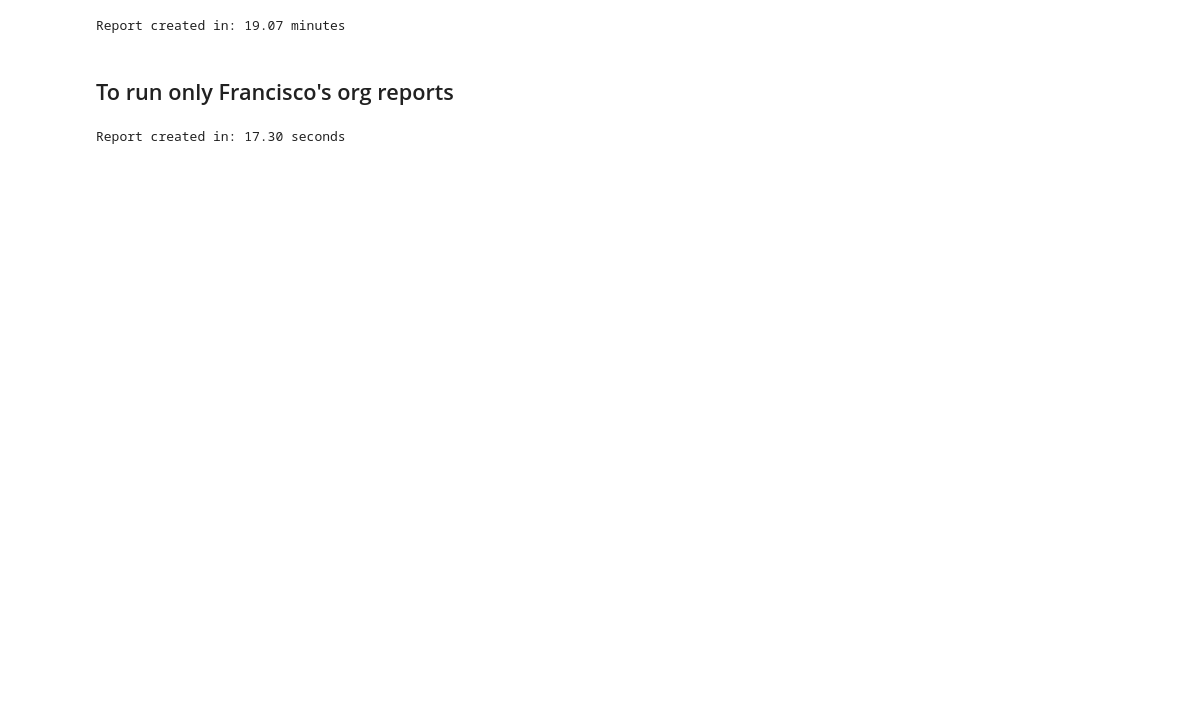
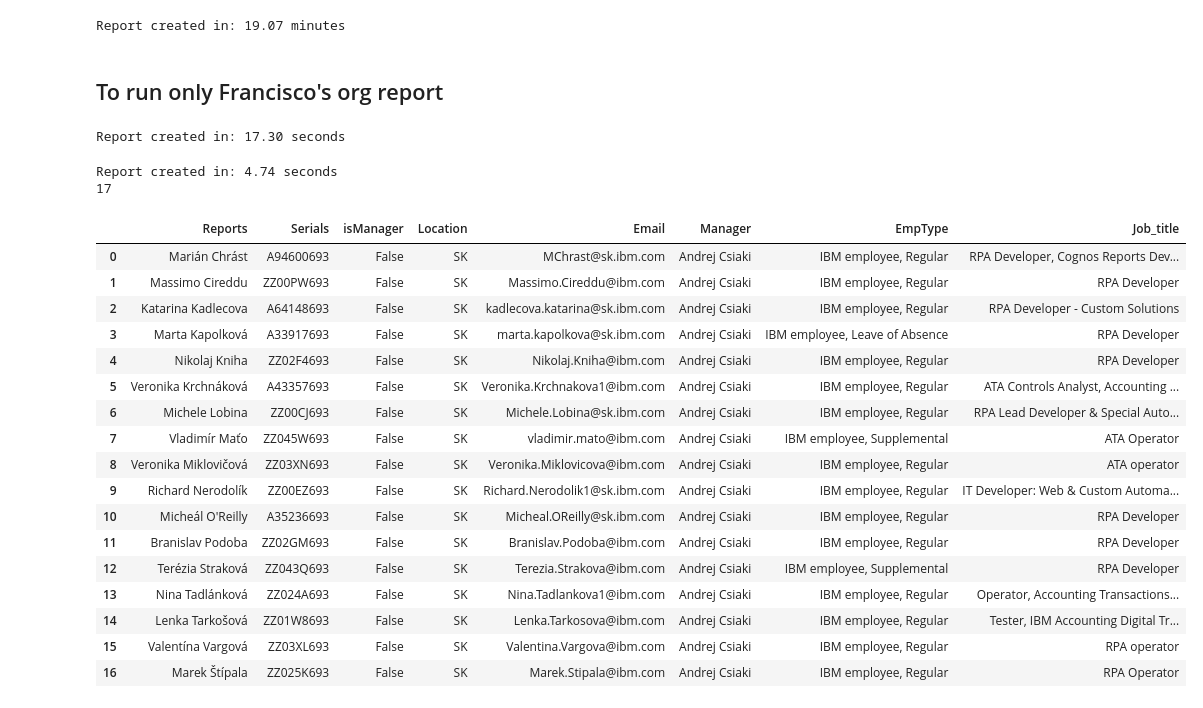
Before and after one commit to camposleyba/father, a Jupyter notebook: Center Leaders.ipynb, the cells around one changed output. Saved outputs shown, nothing was run; the diff lists cells and outputs as text; code cells hidden in the pictures; blank space fills up the shorter version.

```diff
--- a/Center Leaders.ipynb
+++ b/Center Leaders.ipynb
@@ -68,7 +67,7 @@ print(string)
 # %% [output]
 Report created in: 19.07 minutes
 # %% [markdown]
-## To run only Francisco's org reports
+## To run only Francisco's org report
 # %%
 import pandas as pd
 import time
@@ -113,3 +110,47 @@ else:
 print(string)
 # %% [output]
 Report created in: 17.30 seconds
+# %%
+import pandas as pd
+import time
+from center_leaders_functions import *
+import warnings
+
+start = time.time()
+
+warnings.filterwarnings('ignore')
+
+df_Castillo = centerLead("026956613","Francisco del Casillo","BA")
+df_Mgr = centerLead("A51733693","Andrej Csiaki","SK")
+
+end = time.time()
+mins = (end-start)/60.00
+if mins < 1:
+    mins = end-start
+    string = "Report created in: {:.2f} seconds".format(mins)
+else:
+    string = "Report created in: {:.2f} minutes".format(mins)
+print(string)
+print(df_Mgr['Job_title'].size)
+df_Mgr
+# %% [output]
+Report created in: 4.74 seconds
+17
+|  | Reports | Serials | isManager | Location | Email | Manager | EmpType | Job_title |
+| 0 | Marián Chrást | A94600693 | False | SK | MChrast@sk.ibm.com | Andrej Csiaki | IBM employee, Regular | RPA Developer, Cognos Reports Dev... |
+| 1 | Massimo Cireddu | ZZ00PW693 | False | SK | Massimo.Cireddu@ibm.com | Andrej Csiaki | IBM employee, Regular | RPA Developer |
+| 2 | Katarina Kadlecova | A64148693 | False | SK | kadlecova.katarina@sk.ibm.com | Andrej Csiaki | IBM employee, Regular | RPA Developer - Custom Solutions |
+| 3 | Marta Kapolková | A33917693 | False | SK | marta.kapolkova@sk.ibm.com | Andrej Csiaki | IBM employee, Leave of Absence | RPA Developer |
+| 4 | Nikolaj Kniha | ZZ02F4693 | False | SK | Nikolaj.Kniha@ibm.com | Andrej Csiaki | IBM employee, Regular | RPA Developer |
+| 5 | Veronika Krchnáková | A43357693 | False | SK | Veronika.Krchnakova1@ibm.com | Andrej Csiaki | IBM employee, Regular | ATA Controls Analyst, Accounting ... |
+| 6 | Michele Lobina | ZZ00CJ693 | False | SK | Michele.Lobina@sk.ibm.com | Andrej Csiaki | IBM employee, Regular | RPA Lead Developer & Special Auto... |
+| 7 | Vladimír Maťo | ZZ045W693 | False | SK | vladimir.mato@ibm.com | Andrej Csiaki | IBM employee, Supplemental | ATA Operator |
+| 8 | Veronika Miklovičová | ZZ03XN693 | False | SK | Veronika.Miklovicova@ibm.com | Andrej Csiaki | IBM employee, Regular | ATA operator |
+| 9 | Richard Nerodolík | ZZ00EZ693 | False | SK | Richard.Nerodolik1@sk.ibm.com | Andrej Csiaki | IBM employee, Regular | IT Developer: Web & Custom Automa... |
+| 10 | Micheál O'Reilly | A35236693 | False | SK | Micheal.OReilly@sk.ibm.com | Andrej Csiaki | IBM employee, Regular | RPA Developer |
+| 11 | Branislav Podoba | ZZ02GM693 | False | SK | Branislav.Podoba@ibm.com | Andrej Csiaki | IBM employee, Regular | RPA Developer |
+| 12 | Terézia Straková | ZZ043Q693 | False | SK | Terezia.Strakova@ibm.com | Andrej Csiaki | IBM employee, Supplemental | RPA Developer |
+| 13 | Nina Tadlánková | ZZ024A693 | False | SK | Nina.Tadlankova1@ibm.com | Andrej Csiaki | IBM employee, Regular | Operator, Accounting Transactions... |
+| 14 | Lenka Tarkošová | ZZ01W8693 | False | SK | Lenka.Tarkosova@ibm.com | Andrej Csiaki | IBM employee, Regular | Tester, IBM Accounting Digital Tr... |
+| 15 | Valentína Vargová | ZZ03XL693 | False | SK | Valentina.Vargova@ibm.com | Andrej Csiaki | IBM employee, Regular | RPA operator |
+| 16 | Marek Štípala | ZZ025K693 | False | SK | Marek.Stipala@ibm.com | Andrej Csiaki | IBM employee, Regular | RPA Operator |
```
Also changed, not shown: parts of 3 cells of this notebook, 7 other files.
